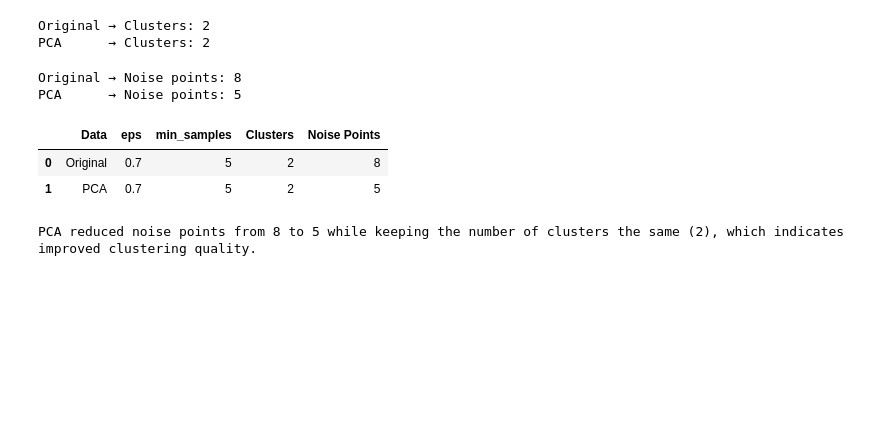
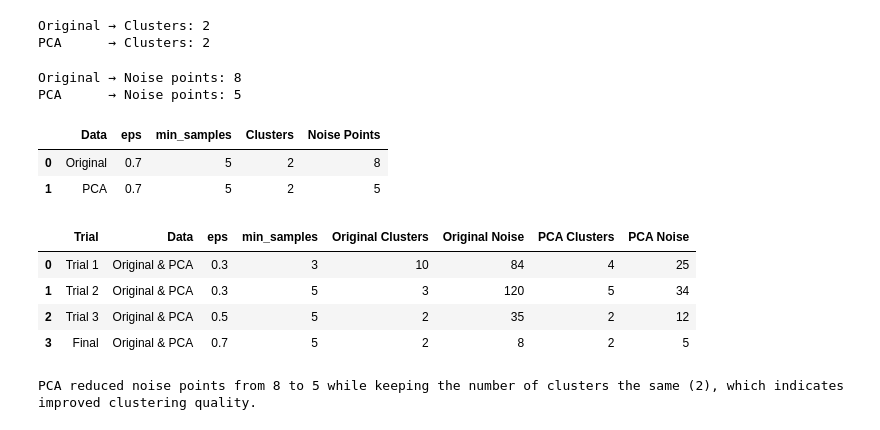
Before and after one commit to DOHA-BASEM3/Activity-3--DBSCAN-and-PCA, a Jupyter notebook: DBSCAN_and_PCA.ipynb, the cells around one changed output. Saved outputs shown, nothing was run; the diff lists cells and outputs as text; code cells hidden in the pictures; blank space fills up the shorter version.

```diff
--- a/DBSCAN_and_PCA.ipynb
+++ b/DBSCAN_and_PCA.ipynb
@@ -324,6 +324,45 @@ tuning_results
 |  | Data | eps | min_samples | Clusters | Noise Points |
 | 0 | Original | 0.7 | 5 | 2 | 8 |
 | 1 | PCA | 0.7 | 5 | 2 | 5 |
+# %%
+tuning_results = pd.DataFrame({
+    "Trial":       ["Trial 1", "Trial 2", "Trial 3", "Final"],
+    "Data":        ["Original & PCA", "Original & PCA", "Original & PCA", "Original & PCA"],
+    "eps":         [0.3, 0.3, 0.5, 0.7],
+    "min_samples": [3, 5, 5, 5],
+    "Original Clusters": [
+        len(set(DBSCAN(eps=0.3, min_samples=3).fit_predict(X_scaled))) - 1,
+        len(set(DBSCAN(eps=0.3, min_samples=5).fit_predict(X_scaled))) - 1,
+        len(set(DBSCAN(eps=0.5, min_samples=5).fit_predict(X_scaled))) - 1,
+        n_clusters_orig
+    ],
+    "Original Noise": [
+        list(DBSCAN(eps=0.3, min_samples=3).fit_predict(X_scaled)).count(-1),
+        list(DBSCAN(eps=0.3, min_samples=5).fit_predict(X_scaled)).count(-1),
+        list(DBSCAN(eps=0.5, min_samples=5).fit_predict(X_scaled)).count(-1),
+        n_noise_orig
+    ],
+    "PCA Clusters": [
+        len(set(DBSCAN(eps=0.3, min_samples=3).fit_predict(X_pca))) - 1,
+        len(set(DBSCAN(eps=0.3, min_samples=5).fit_predict(X_pca))) - 1,
+        len(set(DBSCAN(eps=0.5, min_samples=5).fit_predict(X_pca))) - 1,
+        n_clusters_pca
+    ],
+    "PCA Noise": [
+        list(DBSCAN(eps=0.3, min_samples=3).fit_predict(X_pca)).count(-1),
+        list(DBSCAN(eps=0.3, min_samples=5).fit_predict(X_pca)).count(-1),
+        list(DBSCAN(eps=0.5, min_samples=5).fit_predict(X_pca)).count(-1),
+        n_noise_pca
+    ]
+})
+
+tuning_results
+# %% [output]
+|  | Trial | Data | eps | min_samples | Original Clusters | Original Noise | PCA Clusters | PCA Noise |
+| 0 | Trial 1 | Original & PCA | 0.3 | 3 | 10 | 84 | 4 | 25 |
+| 1 | Trial 2 | Original & PCA | 0.3 | 5 | 3 | 120 | 5 | 34 |
+| 2 | Trial 3 | Original & PCA | 0.5 | 5 | 2 | 35 | 2 | 12 |
+| 3 | Final | Original & PCA | 0.7 | 5 | 2 | 8 | 2 | 5 |
 # %%
 print("PCA reduced noise points from 8 to 5 while keeping the number of clusters the same (2), which indicates improved clustering quality.")
 # %% [output]
```
Also changed, not shown: parts of 3 cells of this notebook.
